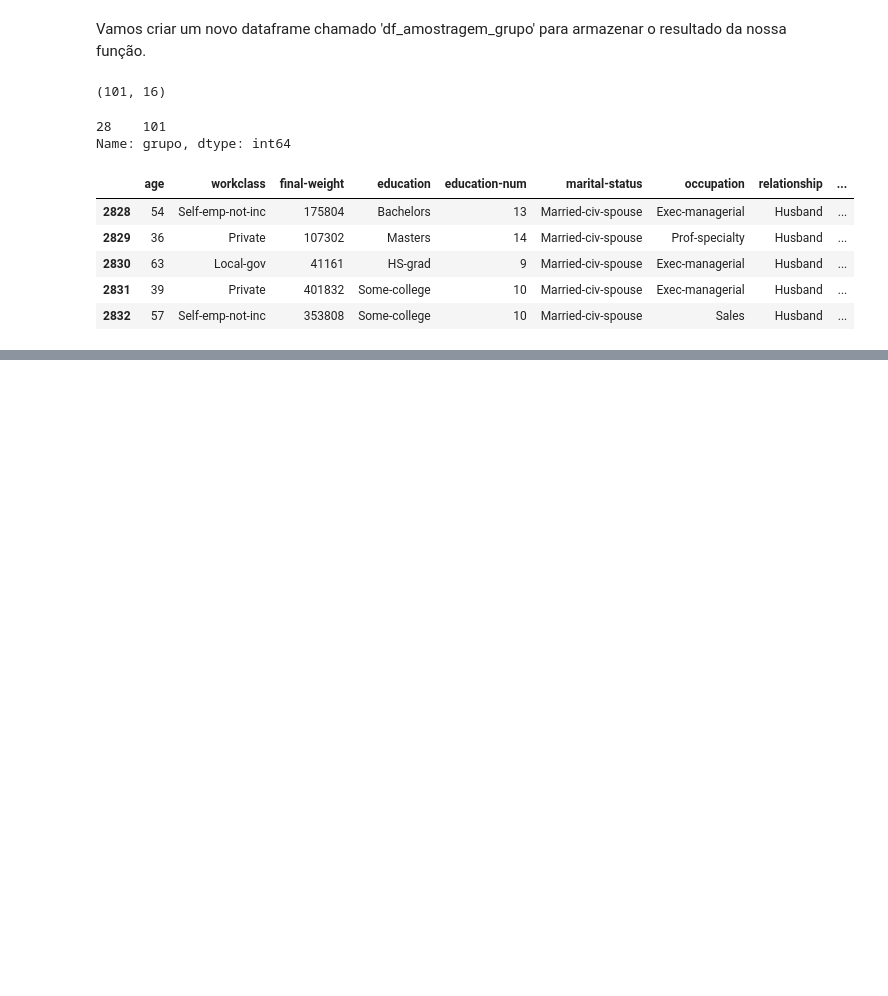
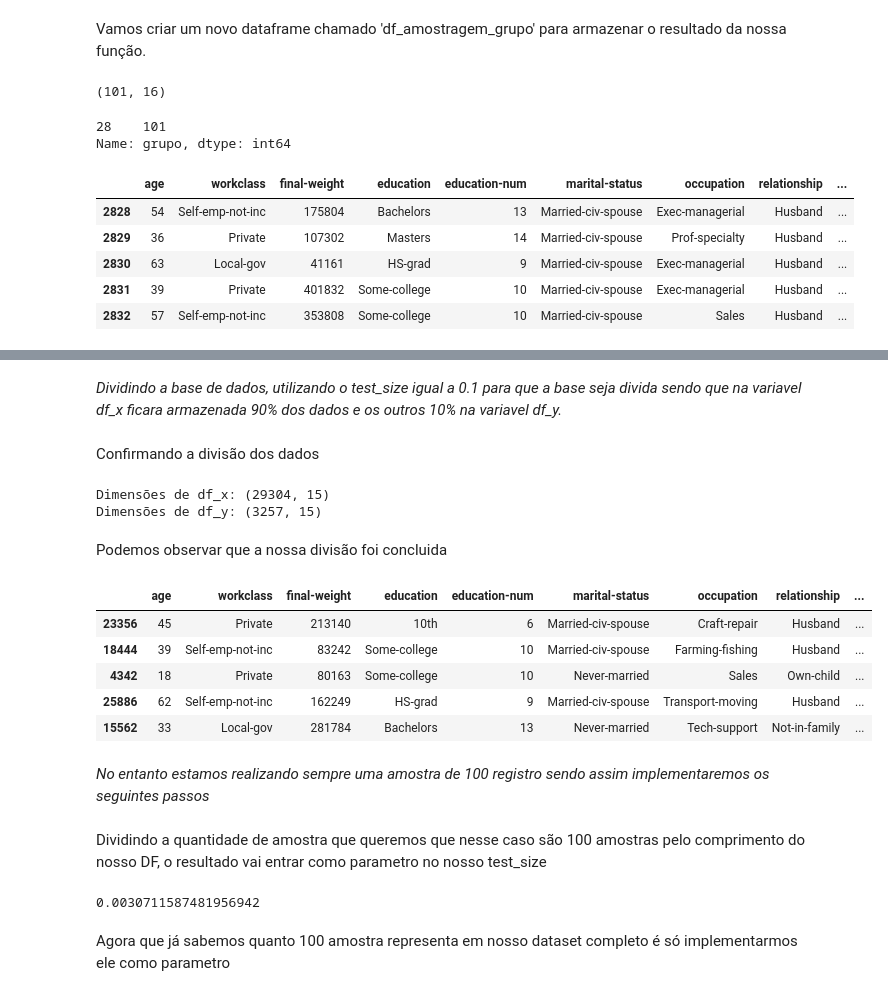
Before and after one commit to JosenildoJunior/StatPyDataScience, a Jupyter notebook: População_e_Amostra.ipynb, the cells around one changed output, grey strips where cells are left out. Cells and saved outputs as stored; diff of their text form; code cells hidden in the pictures; blank space fills up the shorter version.

```diff
--- a/População_e_Amostra.ipynb
+++ b/População_e_Amostra.ipynb
@@ -255,0 +297,41 @@ df_amostragem_grupo.head()
+# %% [markdown]
+*Dividindo a base de dados, utilizando o test_size igual a 0.1 para que a base seja divida sendo que na variavel df_x ficara armazenada 90% dos dados e os outros 10% na variavel df_y.*
+# %%
+# O test_size igual a 0.1 para indicar o tamanho da amostra que nesse caso é de 10%
+split = StratifiedShuffleSplit(test_size = 0.1)
+
+for x, y in split.split(df, df['income']):
+
+  # Nessa parte dois novos DF estão sendo criados, um vai conter 10% dos dados que definimos acima
+  df_x = df.iloc[x]
+  df_y = df.iloc[y]
+# %% [markdown]
+Confirmando a divisão dos dados
+# %%
+print("Dimensões de df_x:", df_x.shape)
+print("Dimensões de df_y:", df_y.shape)
+# %% [output]
+Dimensões de df_x: (29304, 15)
+Dimensões de df_y: (3257, 15)
+# %% [markdown]
+Podemos observar que a nossa divisão foi concluida
+# %%
+# Observando os valroes
+df_y.head()
+# %% [output]
+|  | age | workclass | final-weight | education | education-num | marital-status | occupation | relationship | ... |
+| 23356 | 45 | Private | 213140 | 10th | 6 | Married-civ-spouse | Craft-repair | Husband | ... |
+| 18444 | 39 | Self-emp-not-inc | 83242 | Some-college | 10 | Married-civ-spouse | Farming-fishing | Husband | ... |
+| 4342 | 18 | Private | 80163 | Some-college | 10 | Never-married | Sales | Own-child | ... |
+| 25886 | 62 | Self-emp-not-inc | 162249 | HS-grad | 9 | Married-civ-spouse | Transport-moving | Husband | ... |
+| 15562 | 33 | Local-gov | 281784 | Bachelors | 13 | Never-married | Tech-support | Not-in-family | ... |
+# %% [markdown]
+*No entanto estamos realizando sempre uma amostra de 100 registro sendo assim implementaremos os seguintes passos*
+# %% [markdown]
+Dividindo a quantidade de amostra que queremos que nesse caso são 100 amostras pelo comprimento do nosso DF, o resultado vai entrar como parametro no nosso test_size
+# %%
+100 / len(df)
+# %% [output]
+0.0030711587481956942
+# %% [markdown]
+Agora que já sabemos quanto 100 amostra representa em nosso dataset completo é só implementarmos ele como parametro
```
Also changed, not shown: parts of 15 cells of this notebook.
